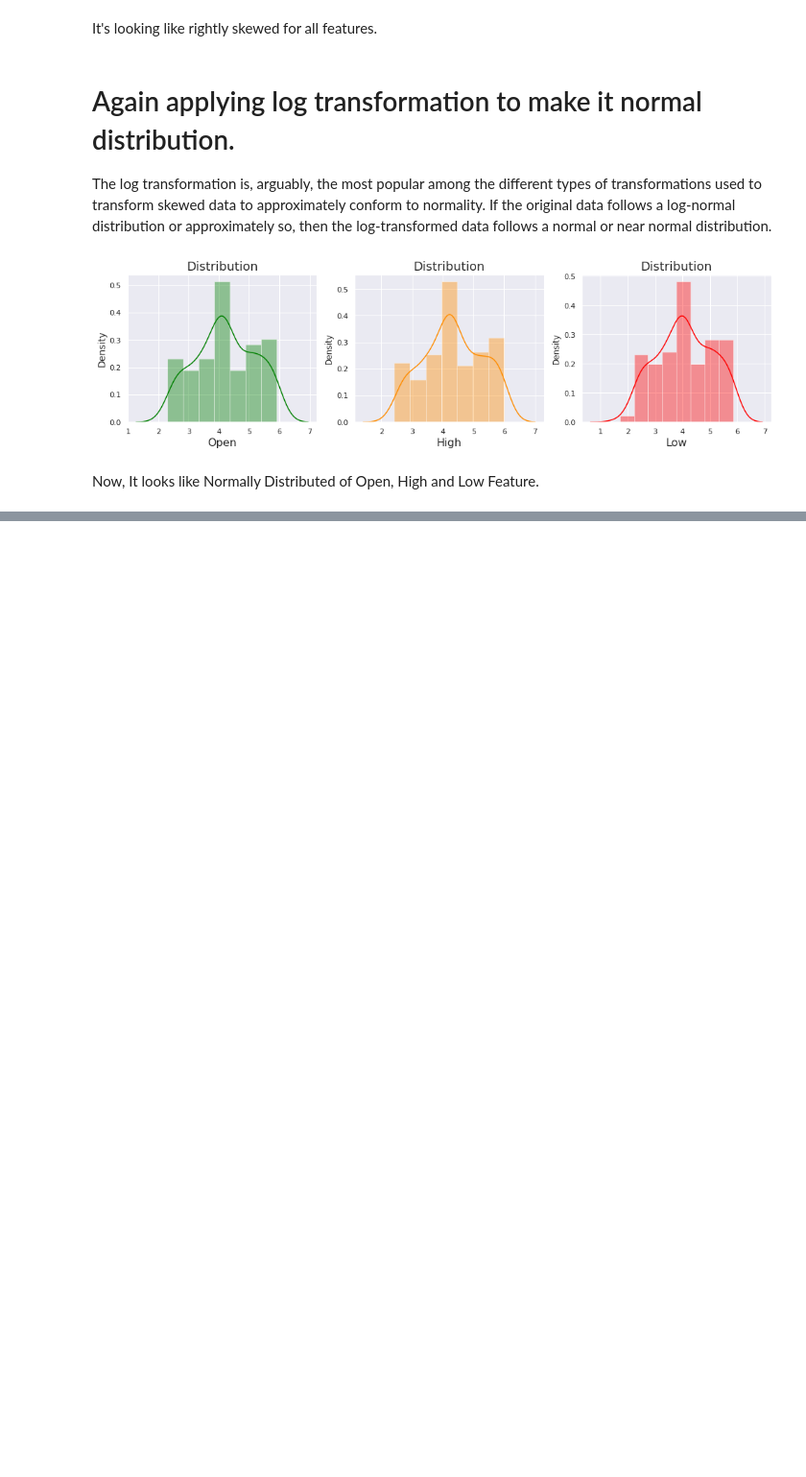
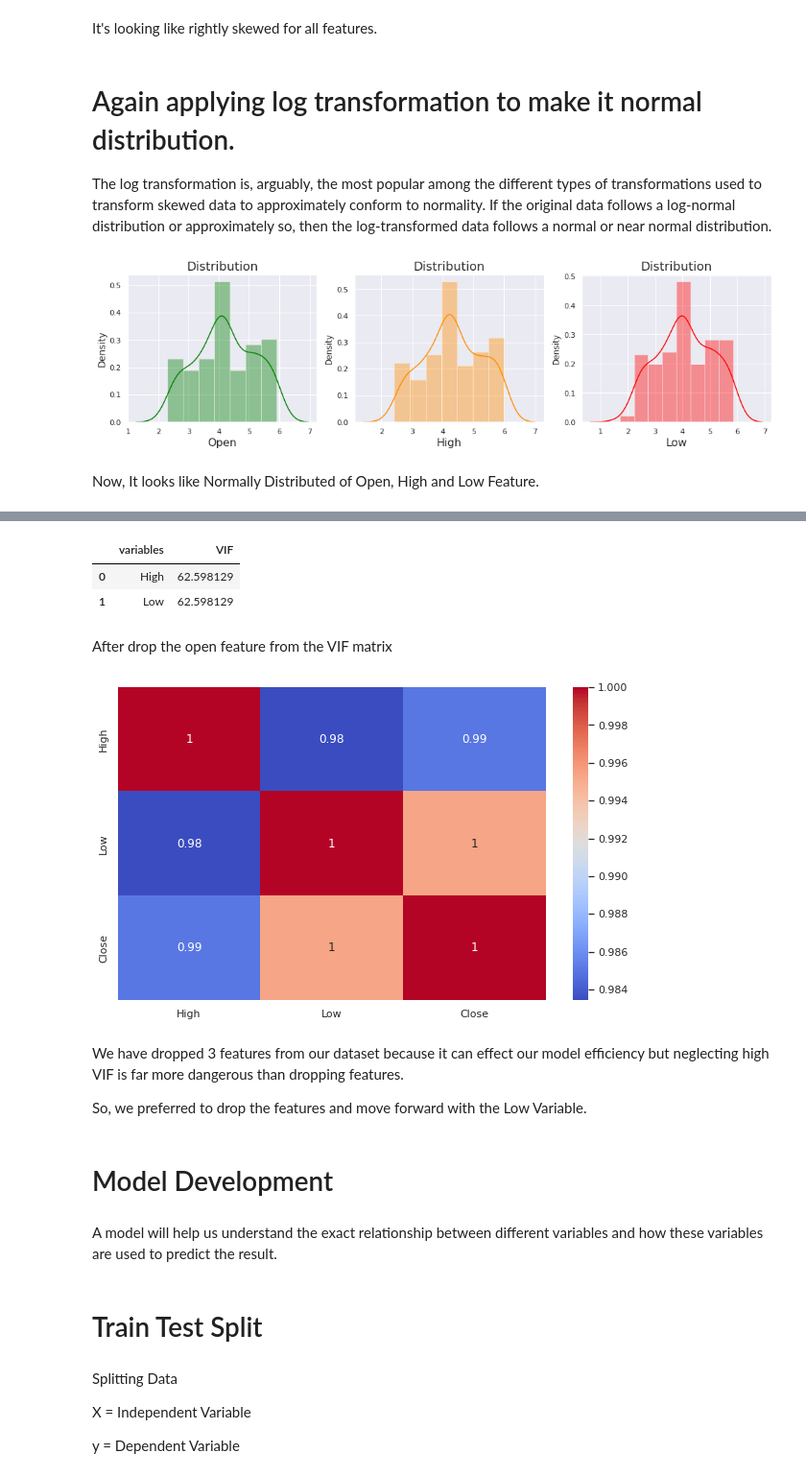
Before and after one commit to DrBharathiTC/Yesbankstockpriceprediction, a Jupyter notebook: Yes_Bank_Stock_Closing_Price_Prediction.ipynb, the cells around one changed output, grey strips where cells are left out. Shown at 96% size. Cells and saved outputs as stored; diff of their text form; code cells hidden in the pictures; blank space fills up the shorter version.

```diff
--- a/Yes_Bank_Stock_Closing_Price_Prediction.ipynb
+++ b/Yes_Bank_Stock_Closing_Price_Prediction.ipynb
@@ -299,0 +368,34 @@ Now, It looks like Normally Distributed of Open, High and Low Feature.
+# %%
+# Here we will drop the open feature from the VIF matrix
+calculate_vif(YBCPP[[i for i in YBCPP.describe().columns if i not in ['Date', 'Close','Open']]])
+# %% [output]
+|  | variables | VIF |
+| 0 | High | 62.598129 |
+| 1 | Low | 62.598129 |
+# %% [markdown]
+After drop the open feature from the VIF matrix
+# %%
+# Correaltion of heatmap
+
+plt.figure(figsize=(10,6))
+sns.heatmap(YBCPP[['High','Low','Close']].corr(), annot= True, cmap= 'coolwarm')
+plt.show()
+# %% [output]
+[figure, added]
+# %% [markdown]
+We have dropped 3 features from our dataset because it can effect our model efficiency but neglecting high VIF is far more dangerous than dropping features.
+
+So, we preferred to drop the features and move forward with the Low Variable.
+# %% [markdown]
+# Model Development
+# %% [markdown]
+A model will help us understand the exact relationship between different variables and how these variables are used to predict the result.
+# %% [markdown]
+
+# Train Test Split
+# %% [markdown]
+Splitting Data
+
+X = Independent Variable
+
+y = Dependent Variable
```
Also changed, not shown: parts of 91 cells of this notebook.
